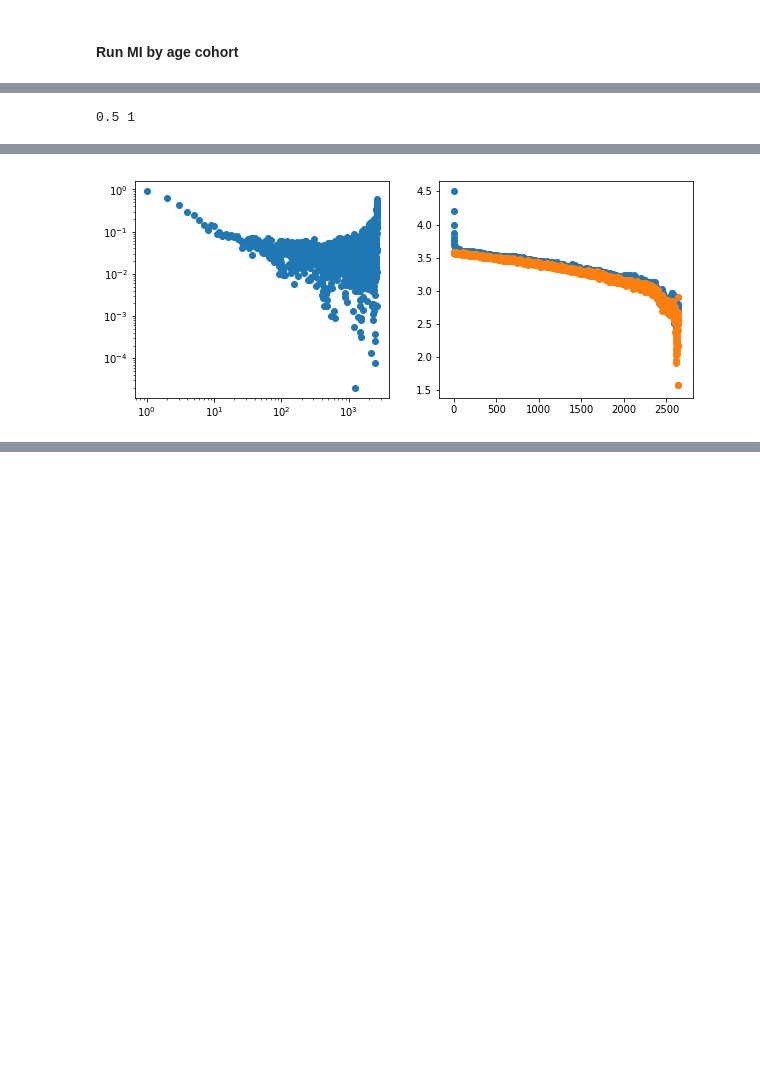
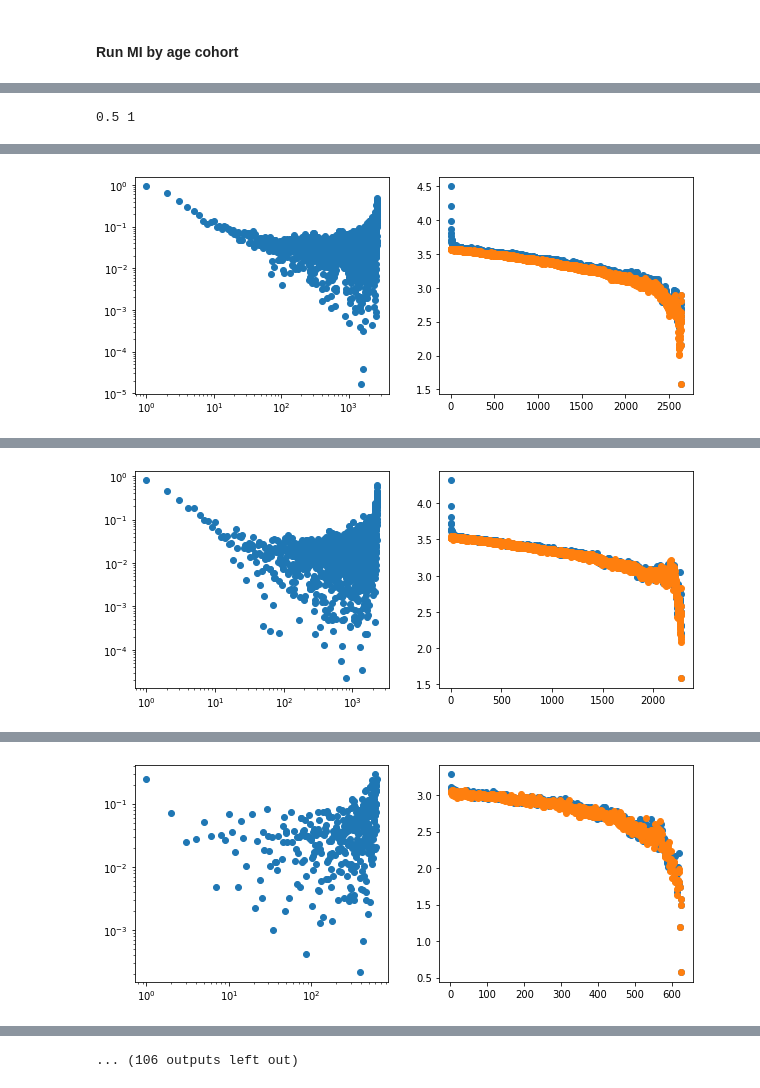
Before and after one commit to timsainb/LongRangeSequentialOrgPaper, a Jupyter notebook: notebooks/phonbank2/6.0-mi_phonbank-longest-sequences.ipynb, the cells around one changed output, grey strips where cells are left out. Cells and saved outputs as stored; diff of their text form; code cells hidden in the pictures; blank space fills up the shorter version.

```diff
--- a/notebooks/phonbank2/6.0-mi_phonbank-longest-sequences.ipynb
+++ b/notebooks/phonbank2/6.0-mi_phonbank-longest-sequences.ipynb
@@ -65,7 +65,7 @@ def quickplot_decay(distances, MI, shuff_MI, title=''):
 # %%
 age_cohorts = [[0.5, 1], [1, 1.5], [1.5, 2], [2, 2.5], [2.5, 3], [3, 20]]
 # %%
-nex = 5
+nex = 10
 
 MI_DF_long = pd.DataFrame(
     columns=[
@@ -138 +139 @@ for (age_cohort_low, age_cohort_high) in tqdm(age_cohorts):# [::-1]
-[figure, old version]
+[figure, new version]
@@ -146,0 +153 @@ for (age_cohort_low, age_cohort_high) in tqdm(age_cohorts):# [::-1]
+[figure, added]
@@ -147,0 +162 @@ for (age_cohort_low, age_cohort_high) in tqdm(age_cohorts):# [::-1]
+[figure, added]
@@ -148,2 +174,3 @@ for (age_cohort_low, age_cohort_high) in tqdm(age_cohorts):# [::-1]
+... (106 outputs left out)
 # %%
 MI_DF_long.to_pickle(DATA_DIR / "mi" / "phonbank_longest_seqs.pickle")
```
Also changed, not shown: parts of 1 cell of this notebook, 51 other files.
